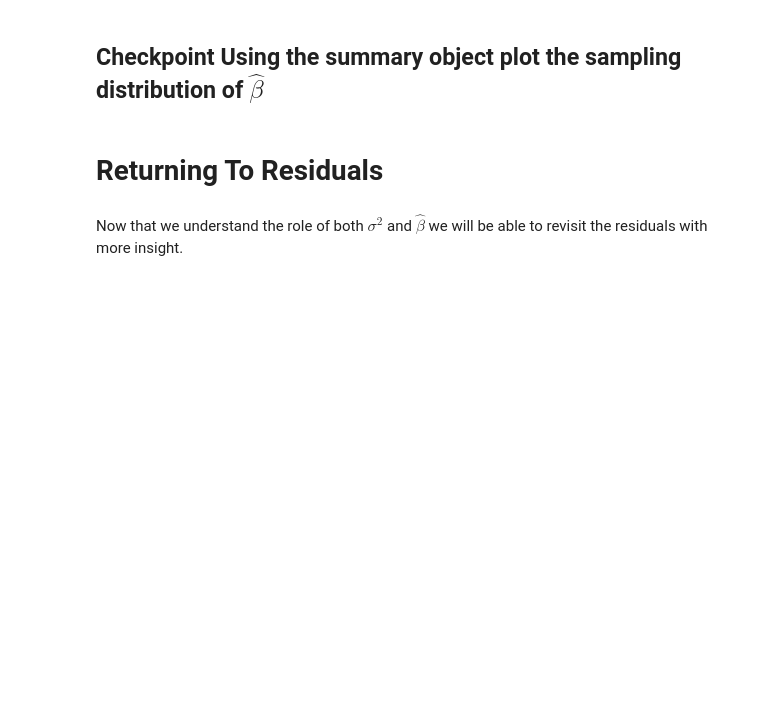
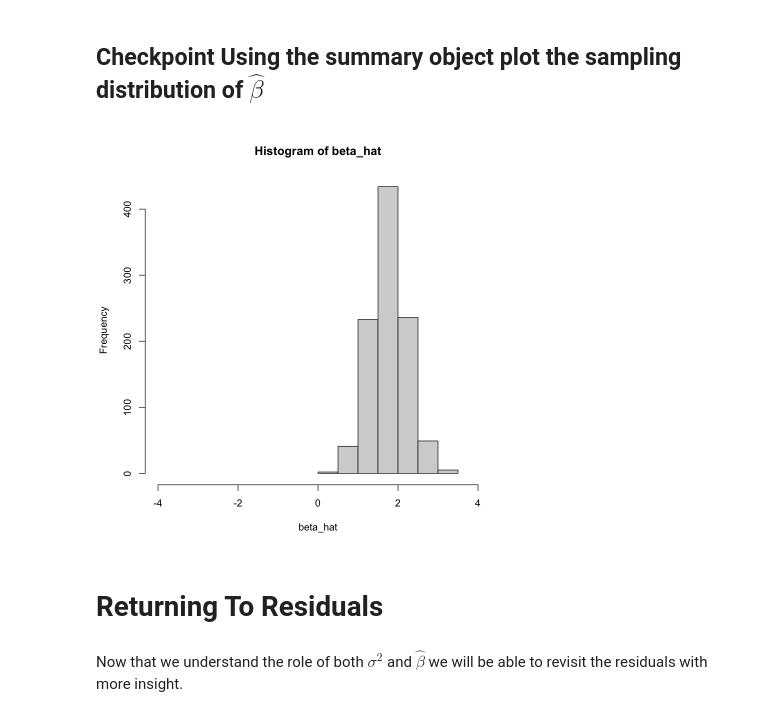
Before and after one commit to computationalUncertaintyLab/2021F_AlgLabII, a Jupyter notebook: lab05/Lecture05.ipynb, the cells around one changed output. Drawn from its saved outputs; the diff is of its cells as text; code cells hidden in the pictures; blank space fills up the shorter version.

```diff
--- a/lab05/Lecture05.ipynb
+++ b/lab05/Lecture05.ipynb
@@ -70,5 +123,10 @@ F-statistic: 423.2 on 1 and 98 DF,  p-value: < 2.2e-16
 # %% [markdown]
 ## Checkpoint Using the summary object plot the sampling distribution of $\hat{\beta}$
+# %%
+beta_hat <- rnorm(1000,1.7585 ,sd=0.4634)
+hist(beta_hat,xlim=c(-4,4))
+# %% [output]
+[figure, added]
 # %% [markdown]
 # Returning To Residuals
 # %% [markdown]
```
Also changed, not shown: parts of 8 cells of this notebook, 1 other file.
